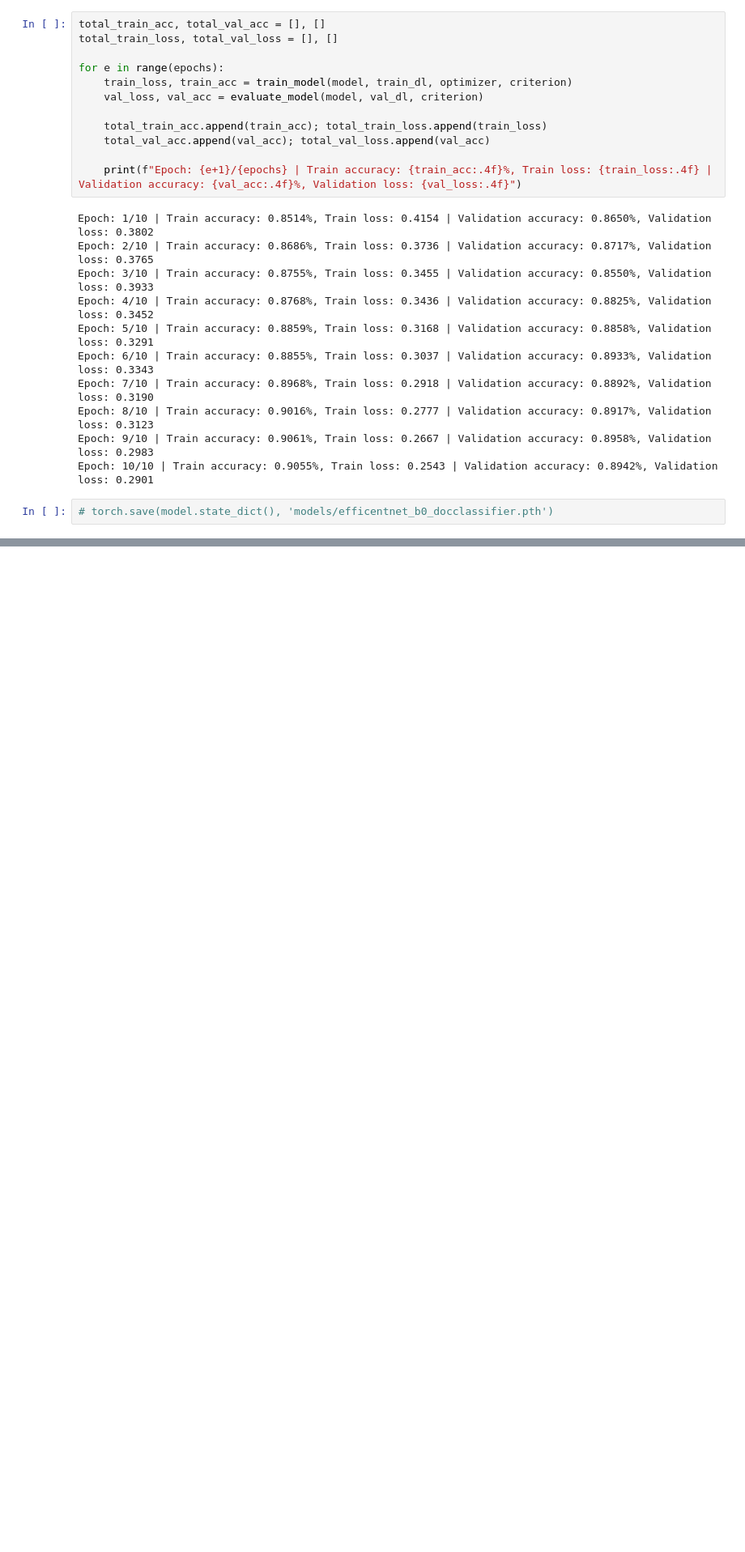
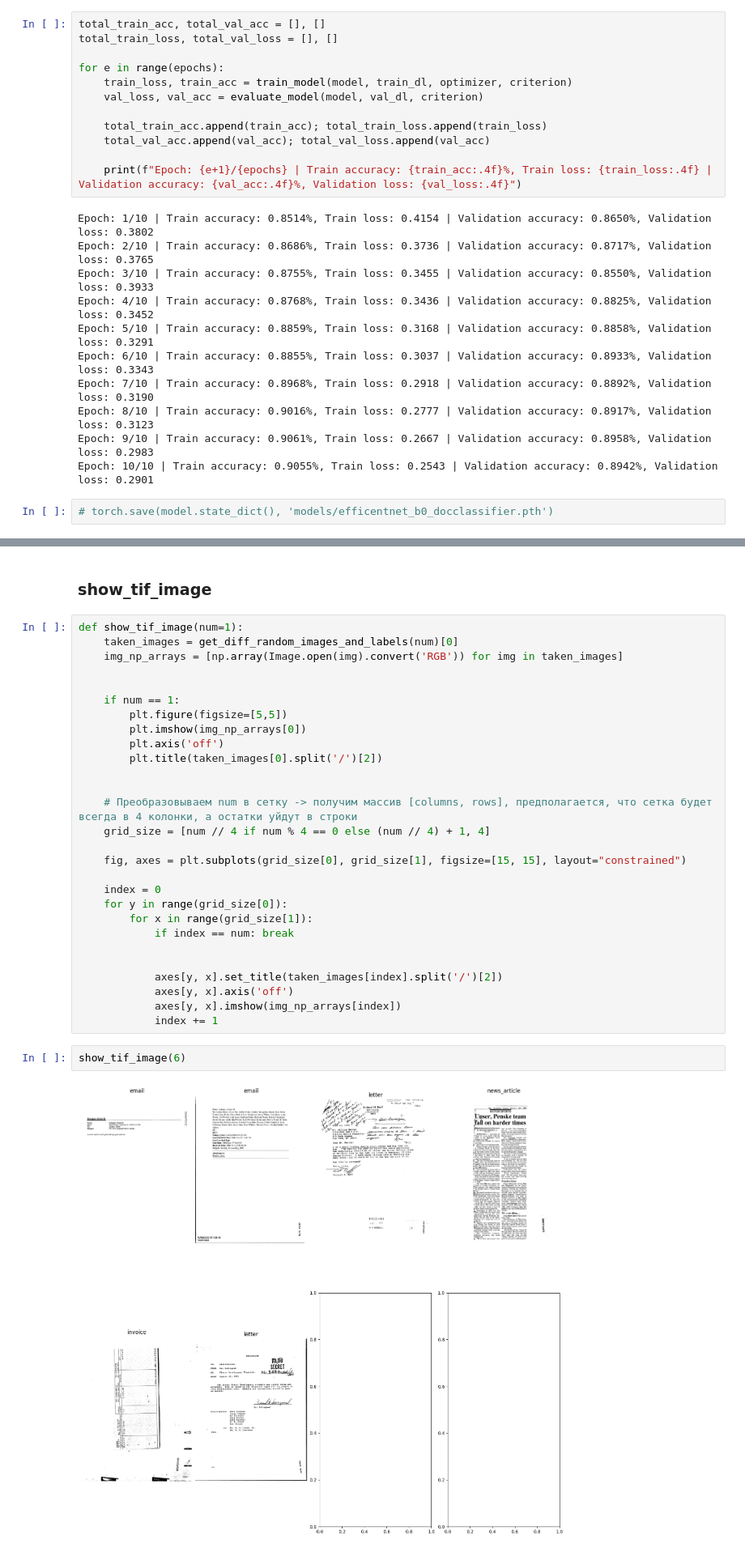
Before and after one commit to Swanger-Iz/ml-engineering-portfolio, a Jupyter notebook: doc_image_classification/research_netebook.ipynb, the cells around one changed output, grey strips where cells are left out. Shown at 81% size. Drawn from its saved outputs; the diff is of its cells as text; blank space fills up the shorter version.

```diff
--- a/doc_image_classification/research_netebook.ipynb
+++ b/doc_image_classification/research_netebook.ipynb
@@ -362,0 +583,34 @@ Epoch: 10/10 | Train accuracy: 0.9055%, Train loss: 0.2543 | Validation accuracy
+# %% [markdown]
+### show_tif_image
+# %%
+def show_tif_image(num=1):
+    taken_images = get_diff_random_images_and_labels(num)[0]
+    img_np_arrays = [np.array(Image.open(img).convert('RGB')) for img in taken_images]
+
+
+    if num == 1:
+        plt.figure(figsize=[5,5])
+        plt.imshow(img_np_arrays[0])
+        plt.axis('off')
+        plt.title(taken_images[0].split('/')[2])
+
+
+    # Преобразовываем num в сетку -> получим массив [columns, rows], предполагается, что сетка будет всегда в 4 колонки, а остатки уйдут в строки
+    grid_size = [num // 4 if num % 4 == 0 else (num // 4) + 1, 4]
+
+    fig, axes = plt.subplots(grid_size[0], grid_size[1], figsize=[15, 15], layout="constrained")
+
+    index = 0
+    for y in range(grid_size[0]):
+        for x in range(grid_size[1]):
+            if index == num: break
+
+
+            axes[y, x].set_title(taken_images[index].split('/')[2])
+            axes[y, x].axis('off')
+            axes[y, x].imshow(img_np_arrays[index])
+            index += 1
+# %%
+show_tif_image(6)
+# %% [output]
+[figure, added]
```
Also changed, not shown: parts of 50 cells of this notebook, 7 other files.
